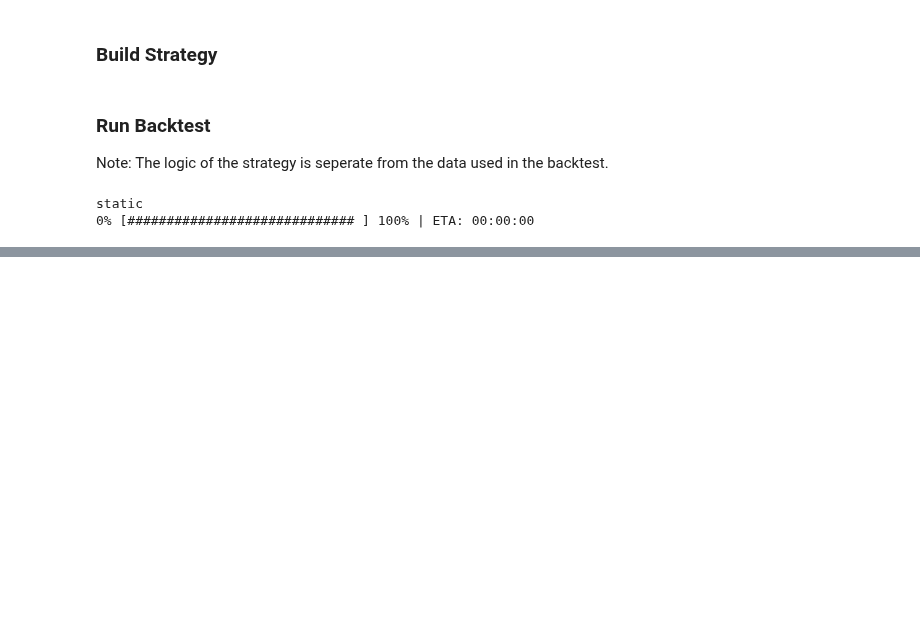
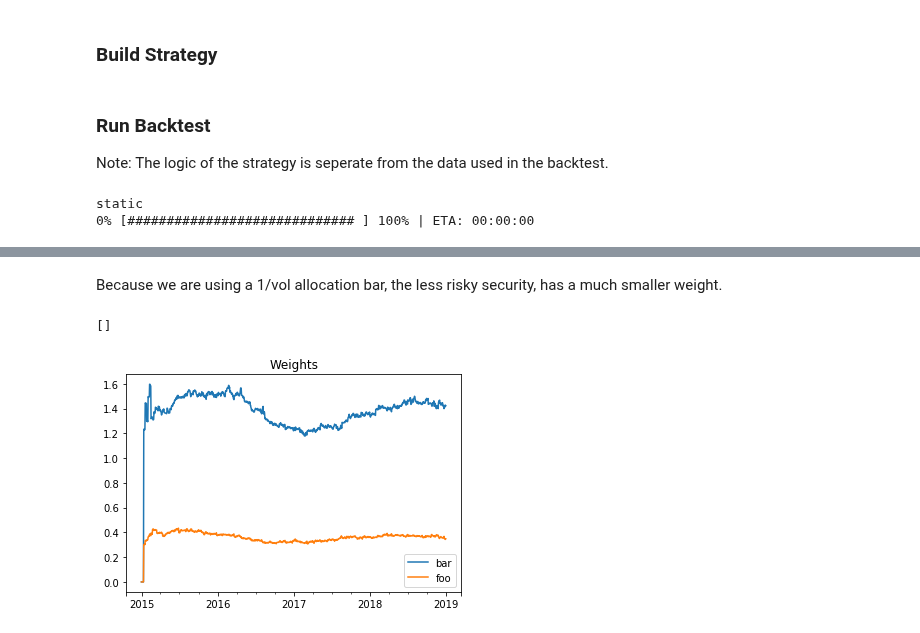
Before and after one commit to pmorissette/bt, a Jupyter notebook: examples/Target_Volatility.ipynb, the cells around one changed output, grey strips where cells are left out. Cells and saved outputs as stored; diff of their text form; code cells hidden in the pictures; blank space fills up the shorter version.

```diff
--- a/examples/Target_Volatility.ipynb
+++ b/examples/Target_Volatility.ipynb
@@ -153,0 +104,10 @@ res.backtest_list[0].positions
+# %% [markdown]
+Because we are using a 1/vol allocation bar, the less risky security, has a much smaller weight.
+# %%
+fig, ax = plt.subplots(nrows=1,ncols=1)
+res.get_security_weights().plot(ax = ax)
+ax.set_title('Weights')
+ax.plot()
+# %% [output]
+[]
+[figure, added]
```
Also changed, not shown: parts of 17 cells of this notebook, 2 other files.
